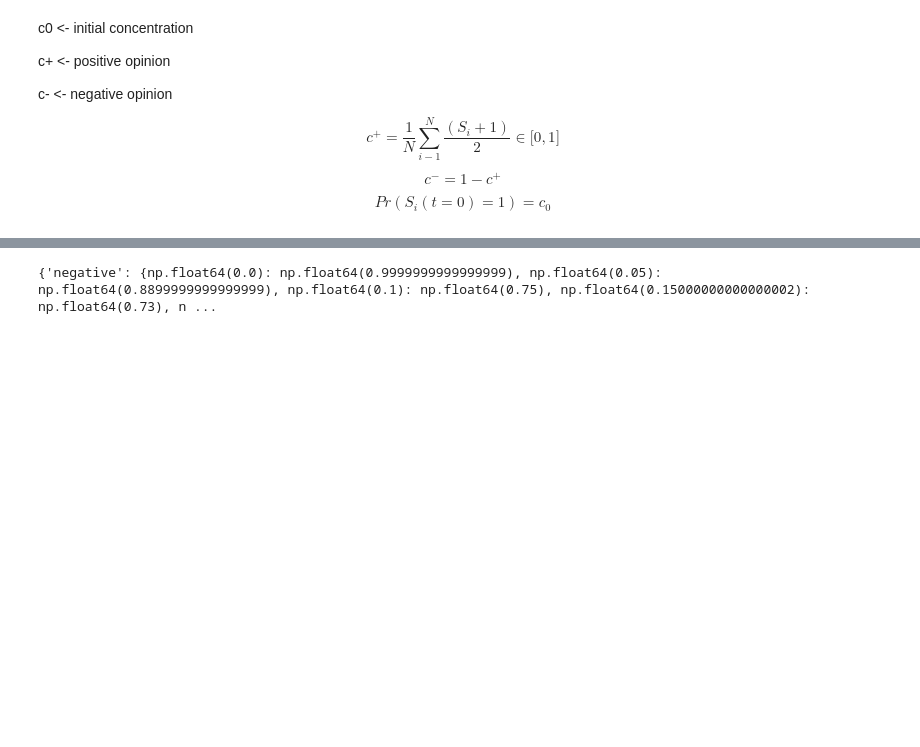
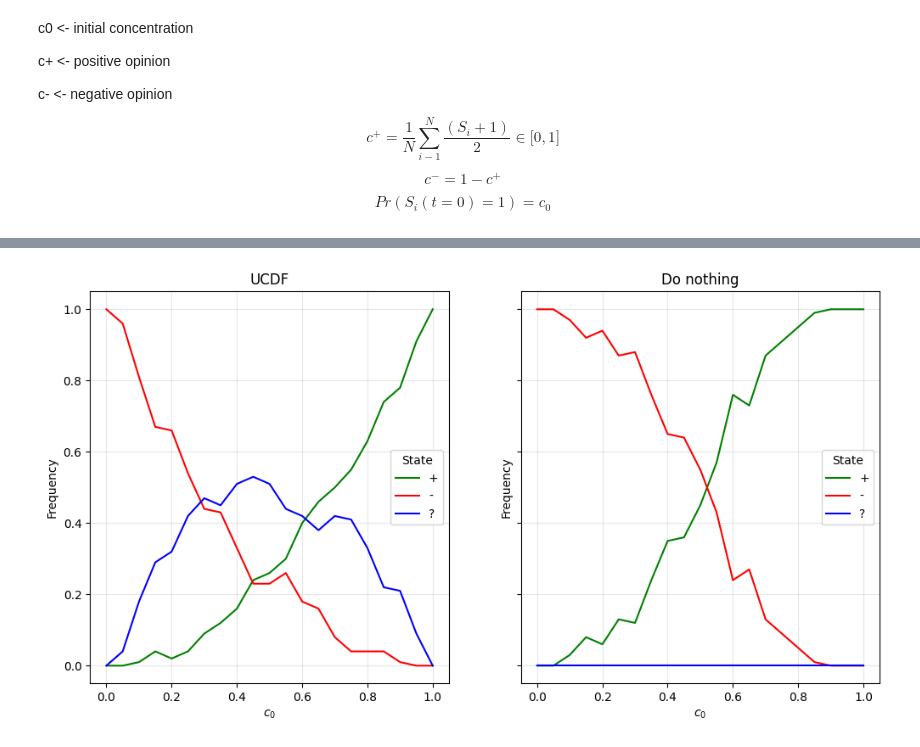
Before and after one commit to Ziverael/Studies2, a Jupyter notebook: abmcs/list1.ipynb, the cells around one changed output, grey strips where cells are left out. Drawn from its saved outputs; the diff is of its cells as text; code cells hidden in the pictures; blank space fills up the shorter version.

```diff
--- a/abmcs/list1.ipynb
+++ b/abmcs/list1.ipynb
@@ -235,11 +235,35 @@ def task3(cache: bool = True):
     for state in SteadyState:
         ucdf_means[state.name] = dict(map(lambda kv: (kv[0], np.sum(np.fromiter((s==state for s in kv[1]), dtype=float) / len(kv[1]))), runs["ucdf"].items()))
         dn_means[state.name] = dict(map(lambda kv: (kv[0], np.sum(np.fromiter((s==state for s in kv[1]), dtype=float) / len(kv[1]))), runs["dn"].items()))
-    print(ucdf_means)
+    fig, axs = plt.subplots(1, 2, figsize=(12, 6), sharey=True)
+    ax_ucdf = axs.flatten()[0]
+    _plot_states(ucdf_means, "positive", ax_ucdf, label="+", c="g")
+    _plot_states(ucdf_means, "negative", ax_ucdf, label="-", c="r")
+    _plot_states(ucdf_means, "disagreement", ax_ucdf, label="?", c="b")
+    ax_ucdf.legend(title="State")
+    ax_ucdf.grid(alpha=.3)
+    ax_ucdf.set_xlabel("$c_0$")
+    ax_ucdf.set_ylabel("Frequency")
+    ax_ucdf.set_title("UCDF")
+
+    ax_dn = axs.flatten()[1]
+    _plot_states(dn_means, "positive", ax_dn, label="+", c="g")
+    _plot_states(dn_means, "negative", ax_dn, label="-", c="r")
+    _plot_states(dn_means, "disagreement", ax_dn, label="?", c="b")
+    ax_dn.legend(title="State")
+    ax_dn.grid(alpha=.3)
+    ax_dn.set_xlabel("$c_0$")
+    ax_dn.set_ylabel("Frequency")
+    ax_dn.set_title("Do nothing")
+
+
+def _plot_states(data, state, ax, *args, **kwargs):
+    xs, ys = data[state].keys(), data[state].values()
+    ax.plot(xs, ys, *args, **kwargs)
 # %%
-out = task3()
+task3()
 # %% [output]
-{'negative': {np.float64(0.0): np.float64(0.9999999999999999), np.float64(0.05): np.float64(0.8899999999999999), np.float64(0.1): np.float64(0.75), np.float64(0.15000000000000002): np.float64(0.73), n ...
+[figure, added]
 # %%
 def task4():
     ns = [100, 200, 400]
```
Also changed, not shown: parts of 3 cells of this notebook.
